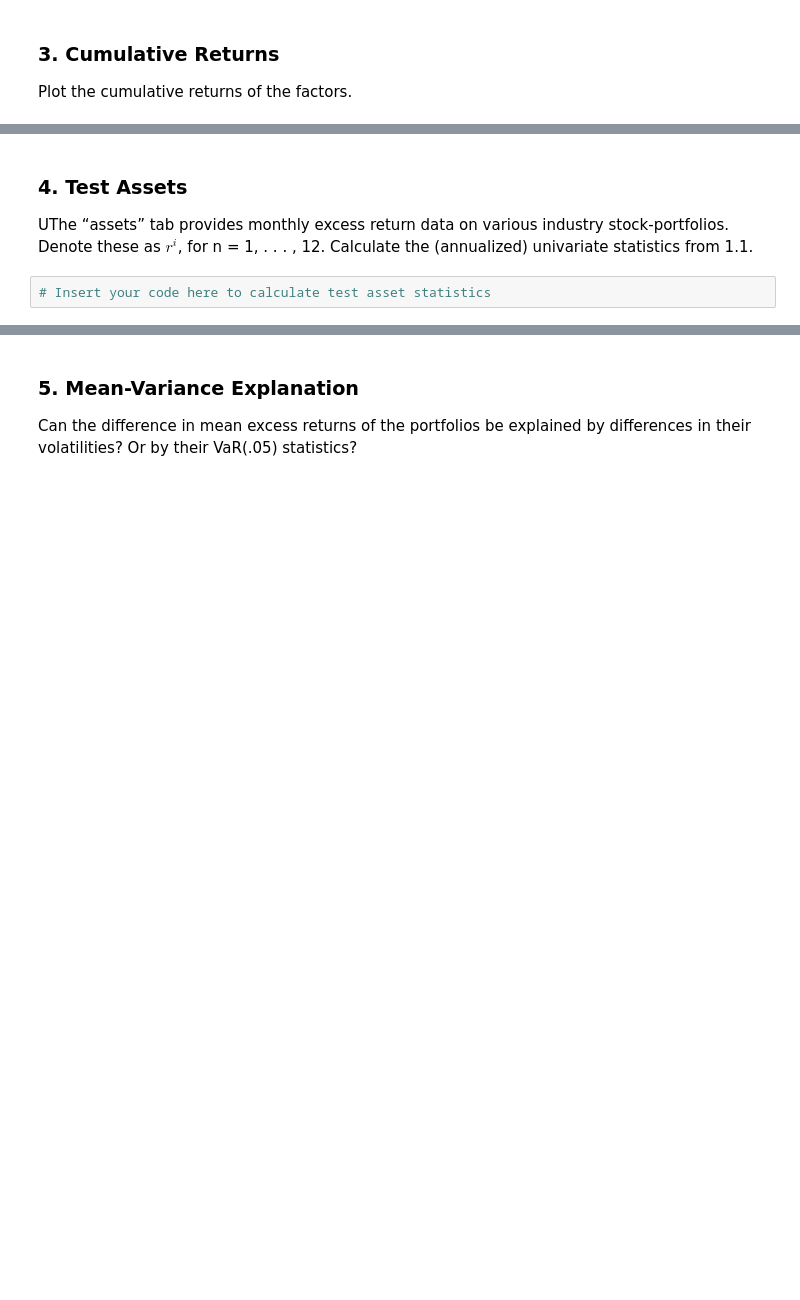
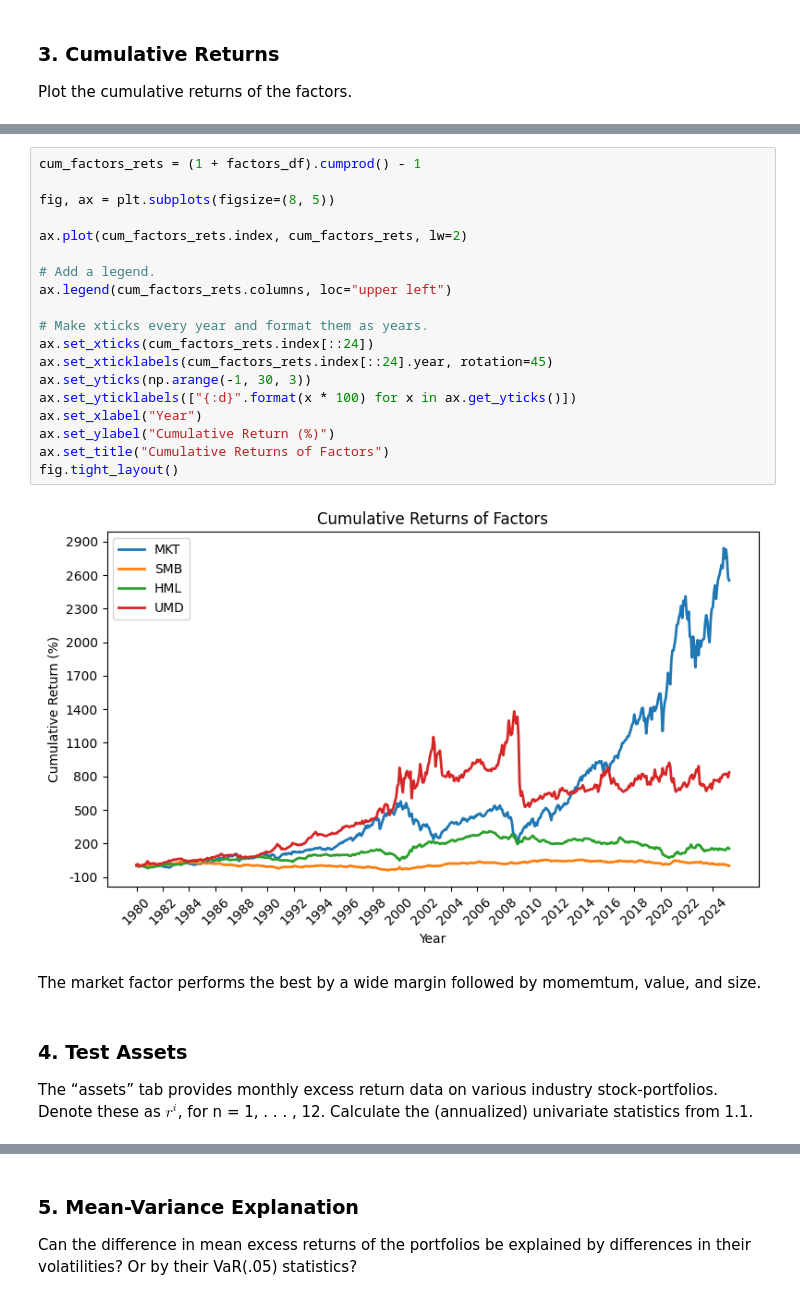
Before and after one commit to elliottgordon/finm-25000-b4-repository, a Jupyter notebook: hw3/Elliott_Homework_3.ipynb, the cells around one changed output, grey strips where cells are left out. Cells and saved outputs as stored; diff of their text form; blank space fills up the shorter version.

```diff
--- a/hw3/Elliott_Homework_3.ipynb
+++ b/hw3/Elliott_Homework_3.ipynb
@@ -115,7 +126,28 @@ Plot the cumulative returns of the factors.
+# %%
+cum_factors_rets = (1 + factors_df).cumprod() - 1
+
+fig, ax = plt.subplots(figsize=(8, 5))
+
+ax.plot(cum_factors_rets.index, cum_factors_rets, lw=2)
+
+# Add a legend.
+ax.legend(cum_factors_rets.columns, loc="upper left")
+
+# Make xticks every year and format them as years.
+ax.set_xticks(cum_factors_rets.index[::24])
+ax.set_xticklabels(cum_factors_rets.index[::24].year, rotation=45)
+ax.set_yticks(np.arange(-1, 30, 3))
+ax.set_yticklabels(["{:d}".format(x * 100) for x in ax.get_yticks()])
+ax.set_xlabel("Year")
+ax.set_ylabel("Cumulative Return (%)")
+ax.set_title("Cumulative Returns of Factors")
+fig.tight_layout()
+# %% [output]
+[figure, added]
+# %% [markdown]
+The market factor performs the best by a wide margin followed by momemtum, value, and size.
 # %% [markdown]
 ### 4. Test Assets
-UThe “assets” tab provides monthly excess return data on various industry stock-portfolios.
+The “assets” tab provides monthly excess return data on various industry stock-portfolios.
 Denote these as $r^i$, for n = 1, . . . , 12.
 Calculate the (annualized) univariate statistics from 1.1.
-# %%
-# Insert your code here to calculate test asset statistics
```
Also changed, not shown: parts of 22 cells of this notebook, 1 other file.
